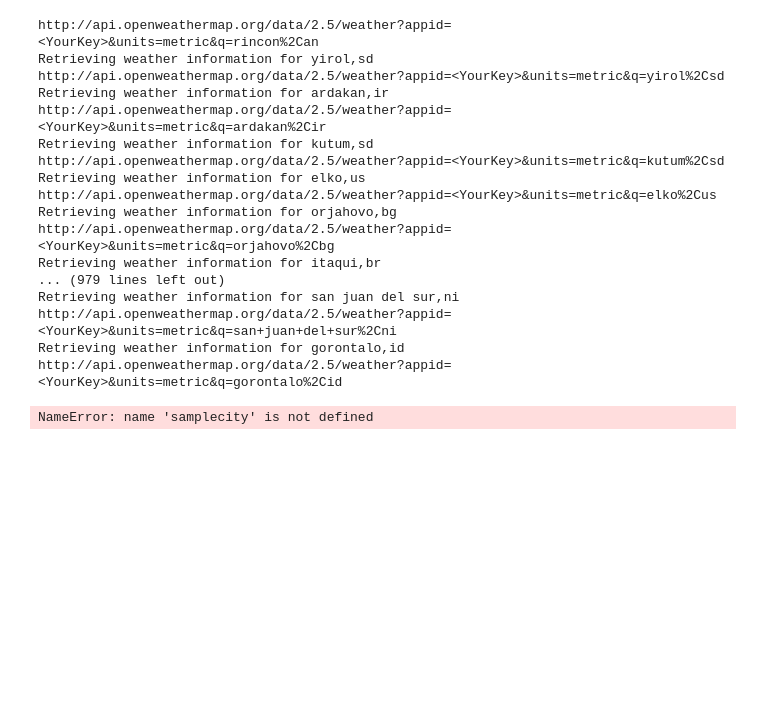
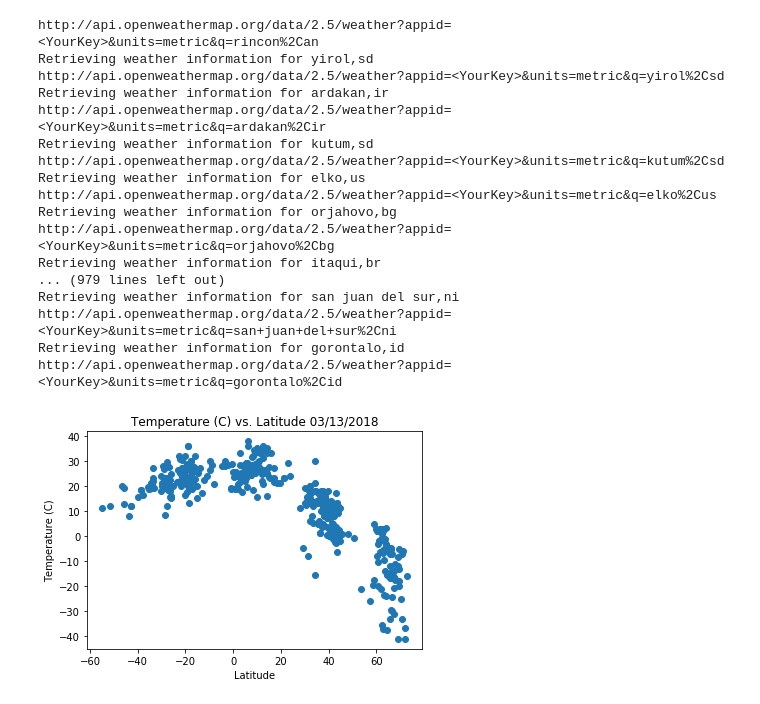
Before and after one commit to APK500/PythonAPI-Homework-WeatherPy, a Jupyter notebook: S_Version.ipynb, the cells around one changed output. Cells and saved outputs as stored; diff of their text form; code cells hidden in the pictures; blank space fills up the shorter version.

```diff
--- a/S_Version.ipynb
+++ b/S_Version.ipynb
@@ -168,12 +168,12 @@ date = time.strftime("%m/%d/%Y")
 # %%
 #  TEMPERATRUE VS LATITUDE
 
-plt.scatter(samplecity['latitude'],samplecity['temperature'])
+plt.scatter(selected_cities['Latitude'],selected_cities['Temperature'])
 plt.title(f"Temperature (C) vs. Latitude {date}")
 plt.xlabel("Latitude")
 plt.ylabel("Temperature (C)")
 plt.style.use('ggplot')
 plt.savefig("Temperature.png")
 plt.show()
 # %% [output]
-NameError: name 'samplecity' is not defined
+[figure, added]
```
Also changed, not shown: parts of 2 cells of this notebook, 3 other files.
